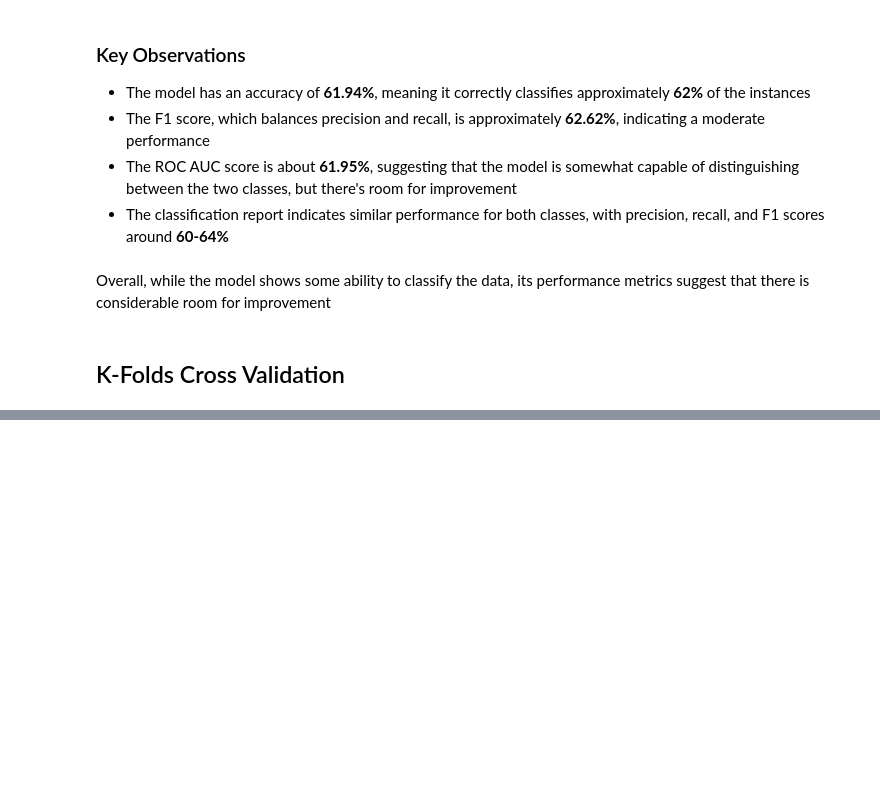
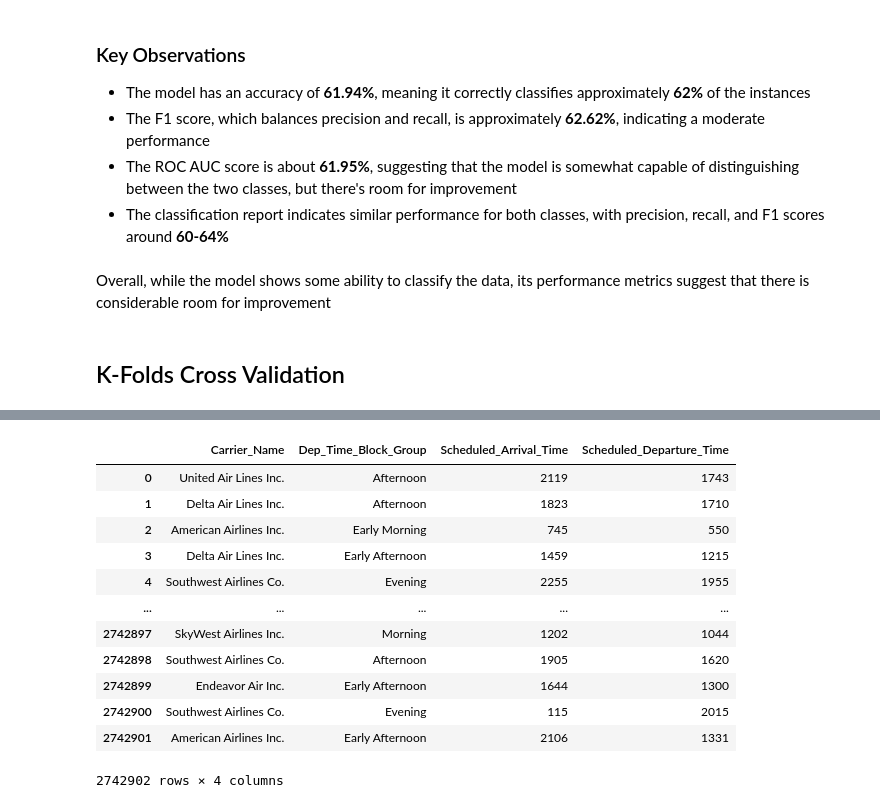
Before and after one commit to B-Treftz/Flight_Status_Predictor, a Jupyter notebook: 5_Model_Deployment/Model_Deploy_Olivia.ipynb, the cells around one changed output, grey strips where cells are left out. Saved outputs shown, nothing was run; the diff lists cells and outputs as text; code cells hidden in the pictures; blank space fills up the shorter version.

```diff
--- a/5_Model_Deployment/Model_Deploy_Olivia.ipynb
+++ b/5_Model_Deployment/Model_Deploy_Olivia.ipynb
@@ -416,0 +635,17 @@ Overall, while the model shows some ability to classify the data, its performanc
+# %%
+df_webapp = pd.DataFrame(data=df_features[['Carrier_Name', 'Dep_Time_Block_Group', 'Scheduled_Arrival_Time', 'Scheduled_Departure_Time']])
+df_webapp
+# %% [output]
+|  | Carrier_Name | Dep_Time_Block_Group | Scheduled_Arrival_Time | Scheduled_Departure_Time |
+| 0 | United Air Lines Inc. | Afternoon | 2119 | 1743 |
+| 1 | Delta Air Lines Inc. | Afternoon | 1823 | 1710 |
+| 2 | American Airlines Inc. | Early Morning | 745 | 550 |
+| 3 | Delta Air Lines Inc. | Early Afternoon | 1459 | 1215 |
+| 4 | Southwest Airlines Co. | Evening | 2255 | 1955 |
+| ... | ... | ... | ... | ... |
+| 2742897 | SkyWest Airlines Inc. | Morning | 1202 | 1044 |
+| 2742898 | Southwest Airlines Co. | Afternoon | 1905 | 1620 |
+| 2742899 | Endeavor Air Inc. | Early Afternoon | 1644 | 1300 |
+| 2742900 | Southwest Airlines Co. | Evening | 115 | 2015 |
+| 2742901 | American Airlines Inc. | Early Afternoon | 2106 | 1331 |
+2742902 rows × 4 columns
```
Also changed, not shown: parts of 33 cells of this notebook, 3 other files.
